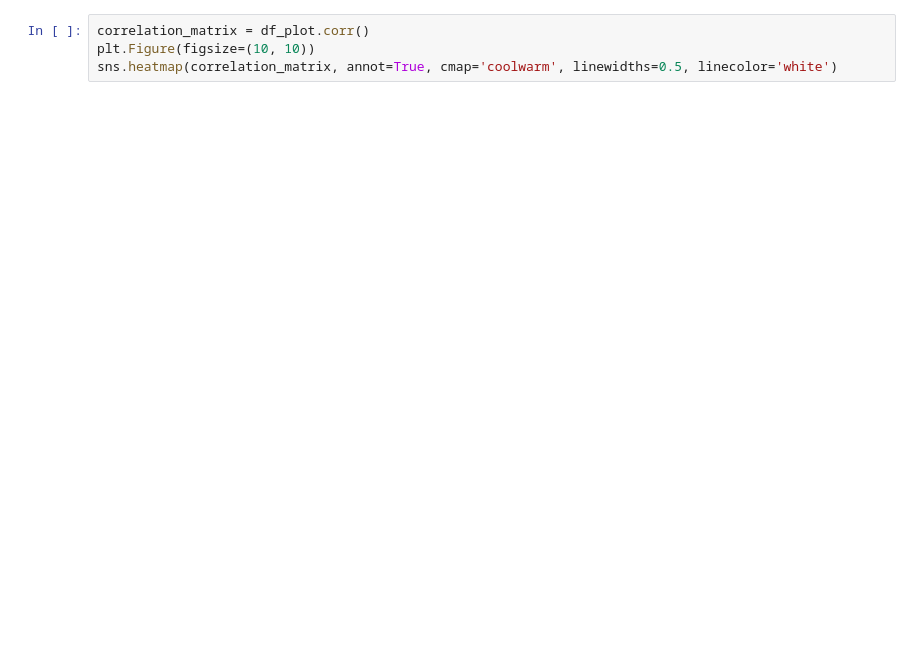
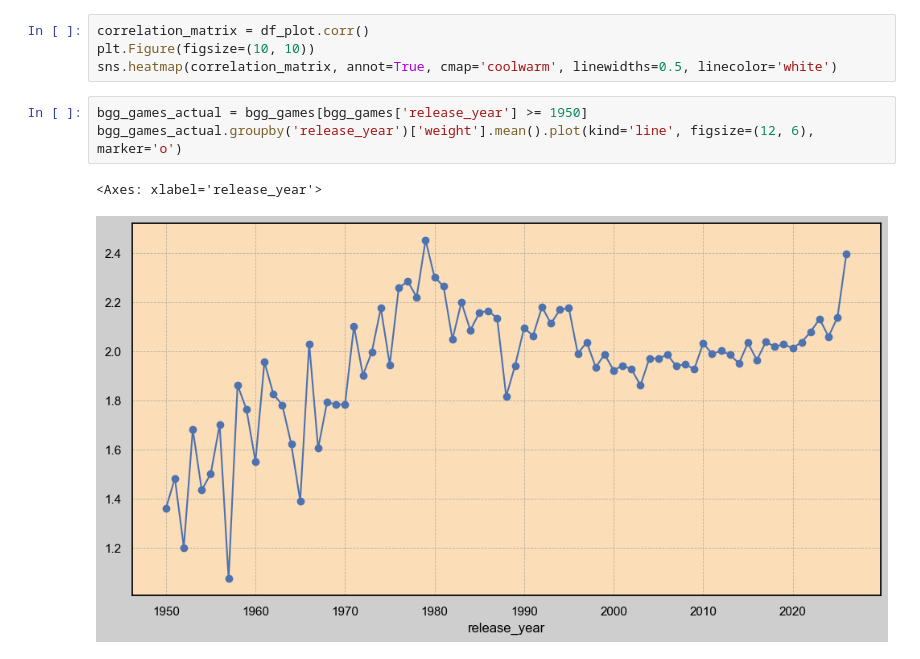
Before and after one commit to sgusmar/Tabletop-games-EDA, a Jupyter notebook: graficos.ipynb, the cells around one changed output. Cells and saved outputs as stored; diff of their text form; blank space fills up the shorter version.

```diff
--- a/graficos.ipynb
+++ b/graficos.ipynb
@@ -145,3 +124,9 @@ plt.show()
 correlation_matrix = df_plot.corr()
 plt.Figure(figsize=(10, 10))
 sns.heatmap(correlation_matrix, annot=True, cmap='coolwarm', linewidths=0.5, linecolor='white')
+# %%
+bgg_games_actual = bgg_games[bgg_games['release_year'] >= 1950]
+bgg_games_actual.groupby('release_year')['weight'].mean().plot(kind='line', figsize=(12, 6), marker='o')
+# %% [output]
+<Axes: xlabel='release_year'>
+[figure, added]
```
Also changed, not shown: parts of 8 cells of this notebook.
